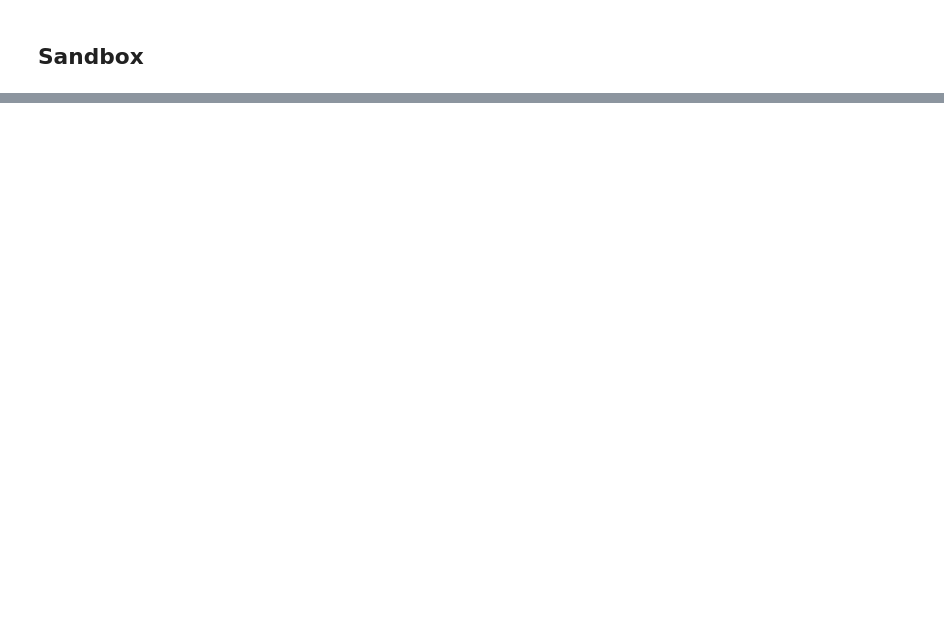
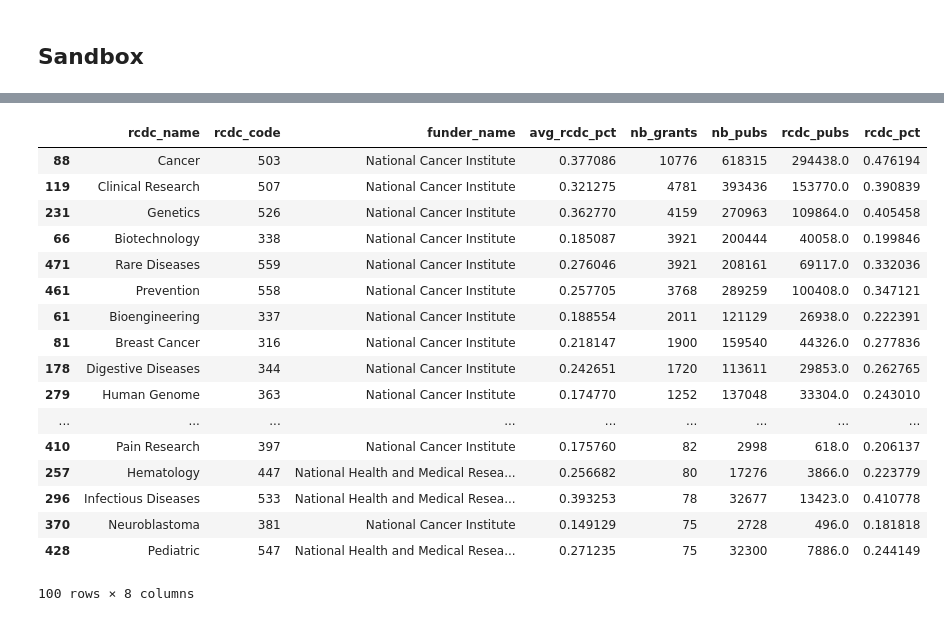
Before and after one commit to Coleridge-Initiative/helios, a Jupyter notebook: scripts/comparison_analysis.ipynb, the cells around one changed output, grey strips where cells are left out. Drawn from its saved outputs; the diff is of its cells as text; code cells hidden in the pictures; blank space fills up the shorter version.

```diff
--- a/scripts/comparison_analysis.ipynb
+++ b/scripts/comparison_analysis.ipynb
@@ -616,0 +734,18 @@ max      23351.000000    223.000000
+# %%
+rcdc_comp = pd.merge(rcdc_comp, funded_grnt_rcdc, how='left', on='grant_id')
+
+# Get rid or ignore Null Values?
+process = 'ignore' # or 'get_rid'
+if process == 'get_rid':
+    rcdc_comp = rcdc_comp[(rcdc_comp['rcdc_name'].notnull())&(rcdc_comp['rcdc_names_pub'].notnull())]
+elif process == 'ignore':
+    rcdc_comp['rcdc_name'] = rcdc_comp['rcdc_name'].fillna('')
+    rcdc_comp['rcdc_names_pub'] = rcdc_comp['rcdc_names_pub'].fillna('')
+else:
+    print("Don't forget to choose !")
+
+rcdc_comp = rcdc_comp.reset_index(drop=True)
+# %%
+def regin(df):
+    return bool(re.search(r"(^|; )\b{}\b(; |$)".format(df['rcdc_name']), df['rcdc_names_pub']))
+rcdc_comp['flag'] = rcdc_comp.apply(regin, axis=1)
@@ -617,3 +761,23 @@ max      23351.000000    223.000000
+# %%
+rcdc_comp_grnts = rcdc_comp.copy()
+# del rcdc_comp_grnts['rsr_id']
+# rcdc_comp_grnts = rcdc_comp_grnts.drop_duplicates().reset_index(drop=True)
+
+rcdc_comp_grnts = rcdc_comp_grnts.groupby(['rcdc_name', 'grant_id', 'rcdc_code', 'funder_name', 'funding_amount'])
+rcdc_comp_grnts = pd.DataFrame({'nb_pubs': rcdc_comp_grnts.size()
+                                , 'rcdc_pubs': rcdc_comp_grnts['flag'].sum()
+                               }).reset_index()
+rcdc_comp_grnts['rcdc_pct'] = rcdc_comp_grnts['rcdc_pubs']/rcdc_comp_grnts['nb_pubs']
+rcdc_comp_grnts.sort_values('grant_id').head()
+# %%
+rcdc_comp_fund = rcdc_comp_grnts.groupby(['rcdc_name', 'rcdc_code', 'funder_name'])
+rcdc_comp_fund = pd.DataFrame({'nb_grants': rcdc_comp_fund.size()
+                               , 'nb_pubs': rcdc_comp_fund['nb_pubs'].sum()
+                               , 'rcdc_pubs': rcdc_comp_fund['rcdc_pubs'].sum()
+                               , 'avg_rcdc_pct': rcdc_comp_fund['rcdc_pct'].mean()
+                              }).reset_index()
+rcdc_comp_fund['rcdc_pct'] = rcdc_comp_fund['rcdc_pubs']/rcdc_comp_fund['nb_pubs']
+rcdc_comp_fund.sort_values(['rcdc_name', 'funder_name']).head()
 # %% [markdown]
 ## Creating Output Table
 # %% [markdown]
@@ -701,0 +907,21 @@ else:
+# %%
+rcdc_comp_fund.sort_values('nb_grants', ascending=False).head(100)
+# %% [output]
+|  | rcdc_name | rcdc_code | funder_name | avg_rcdc_pct | nb_grants | nb_pubs | rcdc_pubs | rcdc_pct |
+| 88 | Cancer | 503 | National Cancer Institute | 0.377086 | 10776 | 618315 | 294438.0 | 0.476194 |
+| 119 | Clinical Research | 507 | National Cancer Institute | 0.321275 | 4781 | 393436 | 153770.0 | 0.390839 |
+| 231 | Genetics | 526 | National Cancer Institute | 0.362770 | 4159 | 270963 | 109864.0 | 0.405458 |
+| 66 | Biotechnology | 338 | National Cancer Institute | 0.185087 | 3921 | 200444 | 40058.0 | 0.199846 |
+| 471 | Rare Diseases | 559 | National Cancer Institute | 0.276046 | 3921 | 208161 | 69117.0 | 0.332036 |
+| 461 | Prevention | 558 | National Cancer Institute | 0.257705 | 3768 | 289259 | 100408.0 | 0.347121 |
+| 61 | Bioengineering | 337 | National Cancer Institute | 0.188554 | 2011 | 121129 | 26938.0 | 0.222391 |
+| 81 | Breast Cancer | 316 | National Cancer Institute | 0.218147 | 1900 | 159540 | 44326.0 | 0.277836 |
+| 178 | Digestive Diseases | 344 | National Cancer Institute | 0.242651 | 1720 | 113611 | 29853.0 | 0.262765 |
+| 279 | Human Genome | 363 | National Cancer Institute | 0.174770 | 1252 | 137048 | 33304.0 | 0.243010 |
+| ... | ... | ... | ... | ... | ... | ... | ... | ... |
+| 410 | Pain Research | 397 | National Cancer Institute | 0.175760 | 82 | 2998 | 618.0 | 0.206137 |
+| 257 | Hematology | 447 | National Health and Medical Resea... | 0.256682 | 80 | 17276 | 3866.0 | 0.223779 |
+| 296 | Infectious Diseases | 533 | National Health and Medical Resea... | 0.393253 | 78 | 32677 | 13423.0 | 0.410778 |
+| 370 | Neuroblastoma | 381 | National Cancer Institute | 0.149129 | 75 | 2728 | 496.0 | 0.181818 |
+| 428 | Pediatric | 547 | National Health and Medical Resea... | 0.271235 | 75 | 32300 | 7886.0 | 0.244149 |
+100 rows × 8 columns
```
Also changed, not shown: parts of 35 cells of this notebook, 1 other file.
